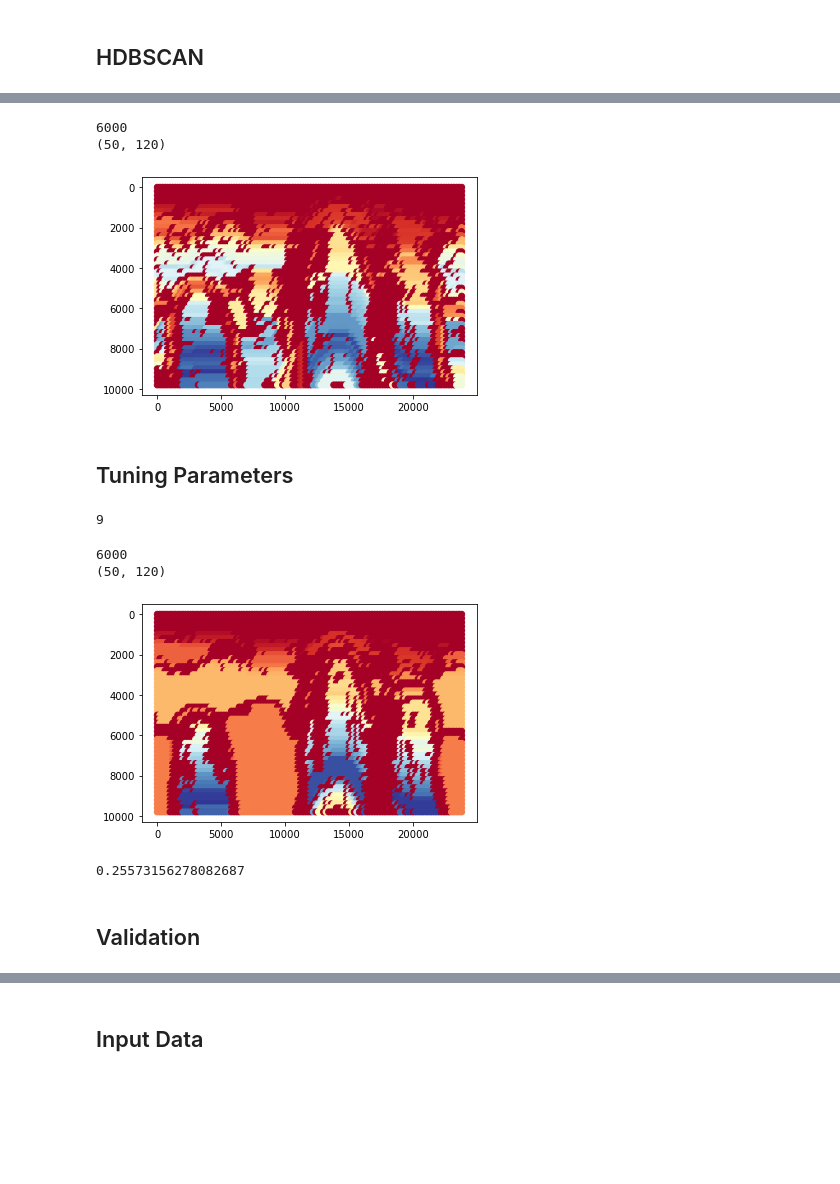
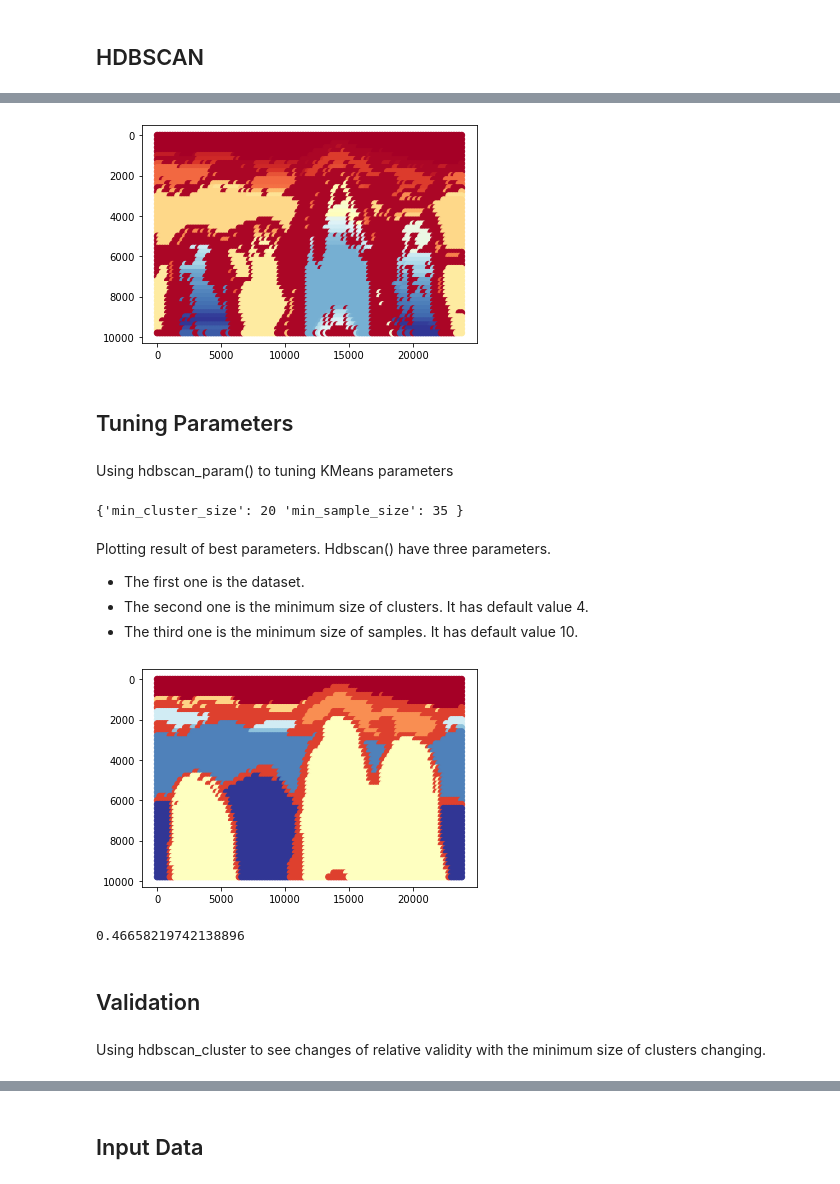
Before and after one commit to acse-yc220/finalProject, a Jupyter notebook: project.ipynb, the cells around one changed output, grey strips where cells are left out. Cells and saved outputs as stored; diff of their text form; code cells hidden in the pictures; blank space fills up the shorter version.

```diff
--- a/project.ipynb
+++ b/project.ipynb
@@ -124,32 +153,35 @@ Kmeans_iter_sc(data_preprocessing[:,:-2])
 # %%
-result_h, score_h = Hdbscan(4, data_preprocessing[:,:-2])
+result_h, score_h = Hdbscan(data_preprocessing[:,:-2])
 output_h = output_2D(result_h,nan_list)
+plotResult(data,output_h)
 # %% [output]
-6000
-(50, 120)
+[figure, added]
-# %%
-plotResult(data,output_h)
-# %% [output]
-[figure, removed]
 # %% [markdown]
 ## Tuning Parameters
-# %%
-parameters_h = hdbscan_param(data_preprocessing[:,:-2])
-print(parameters_h)
-# %% [output]
-9
+# %% [markdown]
+Using hdbscan_param() to tuning KMeans parameters
+# %%
+hdbscan_param(data_preprocessing[:,:-2])
+# %% [output]
+{'min_cluster_size': 20 'min_sample_size': 35 }
+# %% [markdown]
+Plotting result of best parameters.
+Hdbscan() have three parameters.
+- The first one is the dataset.
+- The second one is the minimum size of clusters. It has default value 4.
+- The third one is the minimum size of samples. It has default value 10.
 # %%
-result_h, score_h = Hdbscan(9, data_preprocessing[:,:-2])
+result_h, score_h = Hdbscan(data_preprocessing[:,:-2],min_size=20,min_sample=35)
 output_h = output_2D(result_h,nan_list)
 plotResult(data,output_h)
 print(score_h)
 # %% [output]
+[figure, new version]
-6000
-(50, 120)
+0.46658219742138896
-[figure, old version]
-0.25573156278082687
 # %% [markdown]
 ## Validation
+# %% [markdown]
+Using hdbscan_cluster to see changes of relative validity with the minimum size of clusters changing.
 # %%
 hdbscan_cluster(data_preprocessing[:,:-2])
 # %% [output]
```
Also changed, not shown: parts of 68 cells of this notebook, 2 other files.
